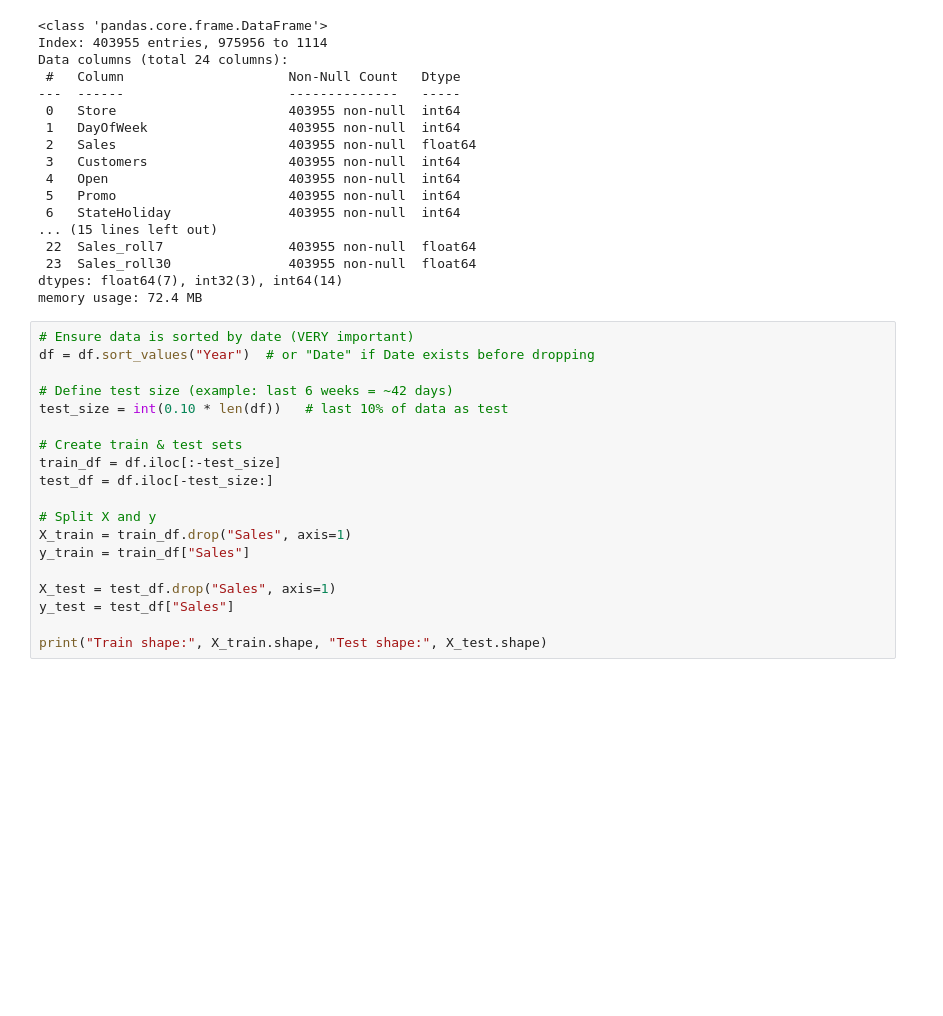
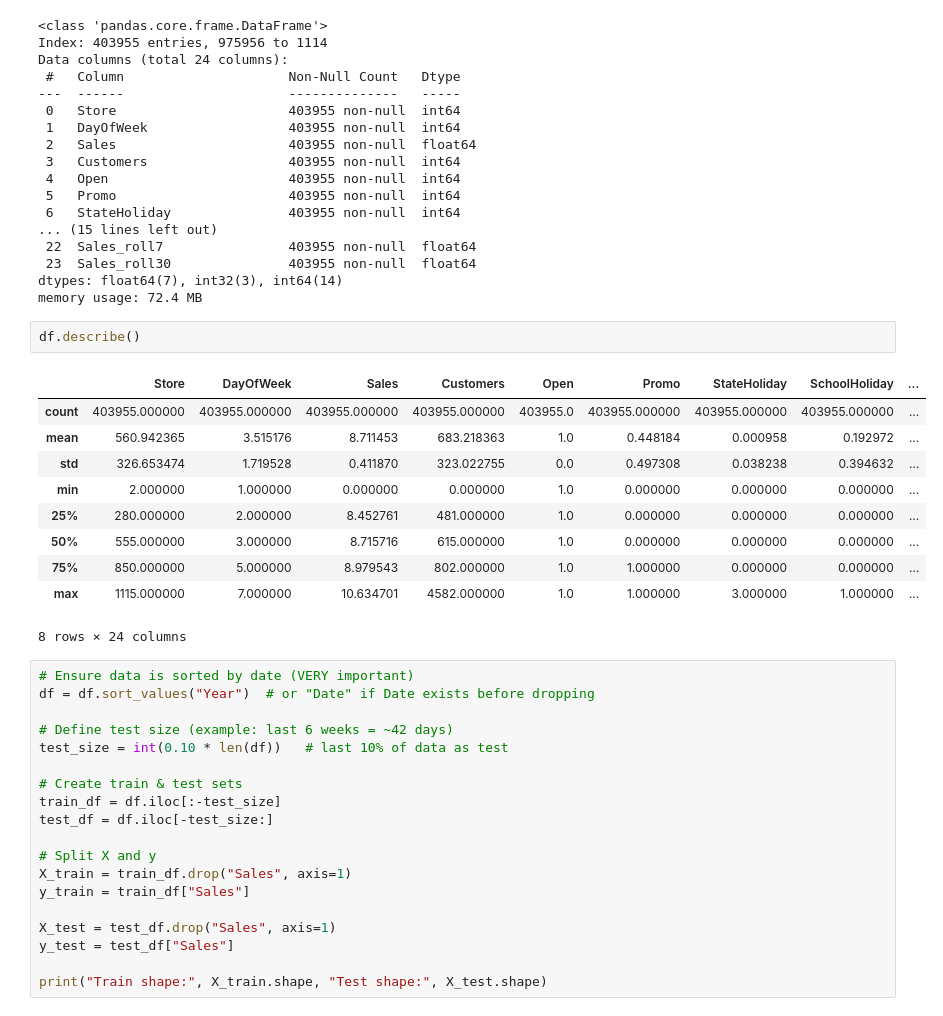
Before and after one commit to VEDA-2402/ML_pipeline, a Jupyter notebook: notebook.ipynb, the cells around one changed output. Cells and saved outputs as stored; diff of their text form; blank space fills up the shorter version.

```diff
--- a/notebook.ipynb
+++ b/notebook.ipynb
@@ -137,6 +136,19 @@ Data columns (total 24 columns):
  23  Sales_roll30               403955 non-null  float64
 dtypes: float64(7), int32(3), int64(14)
 memory usage: 72.4 MB
+# %%
+df.describe()
+# %% [output]
+|  | Store | DayOfWeek | Sales | Customers | Open | Promo | StateHoliday | SchoolHoliday | ... |
+| count | 403955.000000 | 403955.000000 | 403955.000000 | 403955.000000 | 403955.0 | 403955.000000 | 403955.000000 | 403955.000000 | ... |
+| mean | 560.942365 | 3.515176 | 8.711453 | 683.218363 | 1.0 | 0.448184 | 0.000958 | 0.192972 | ... |
+| std | 326.653474 | 1.719528 | 0.411870 | 323.022755 | 0.0 | 0.497308 | 0.038238 | 0.394632 | ... |
+| min | 2.000000 | 1.000000 | 0.000000 | 0.000000 | 1.0 | 0.000000 | 0.000000 | 0.000000 | ... |
+| 25% | 280.000000 | 2.000000 | 8.452761 | 481.000000 | 1.0 | 0.000000 | 0.000000 | 0.000000 | ... |
+| 50% | 555.000000 | 3.000000 | 8.715716 | 615.000000 | 1.0 | 0.000000 | 0.000000 | 0.000000 | ... |
+| 75% | 850.000000 | 5.000000 | 8.979543 | 802.000000 | 1.0 | 1.000000 | 0.000000 | 0.000000 | ... |
+| max | 1115.000000 | 7.000000 | 10.634701 | 4582.000000 | 1.0 | 1.000000 | 3.000000 | 1.000000 | ... |
+8 rows × 24 columns
 # %%
 # Ensure data is sorted by date (VERY important)
 df = df.sort_values("Year")  # or "Date" if Date exists before dropping
```
Also changed, not shown: parts of 2 cells of this notebook, 11 other files.
